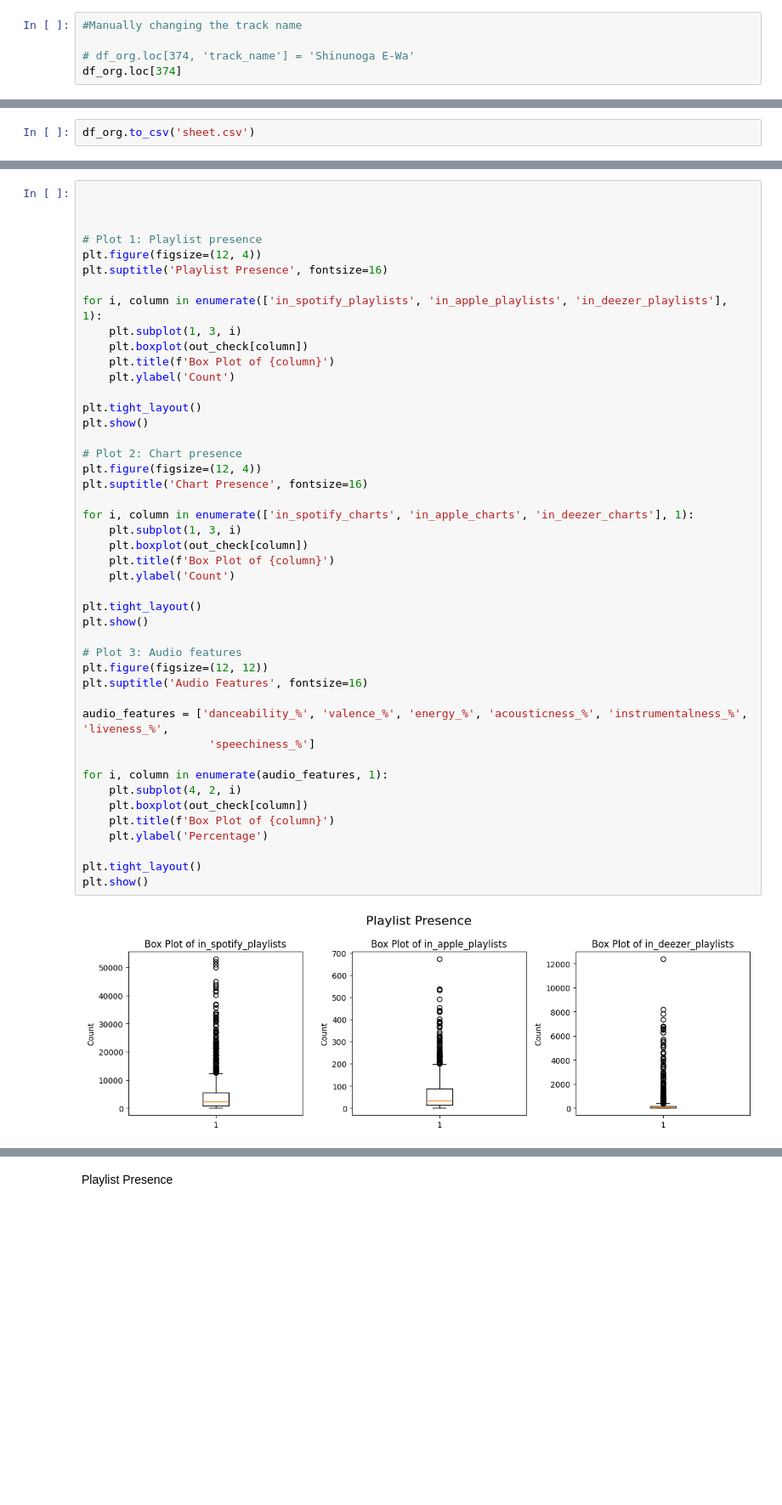
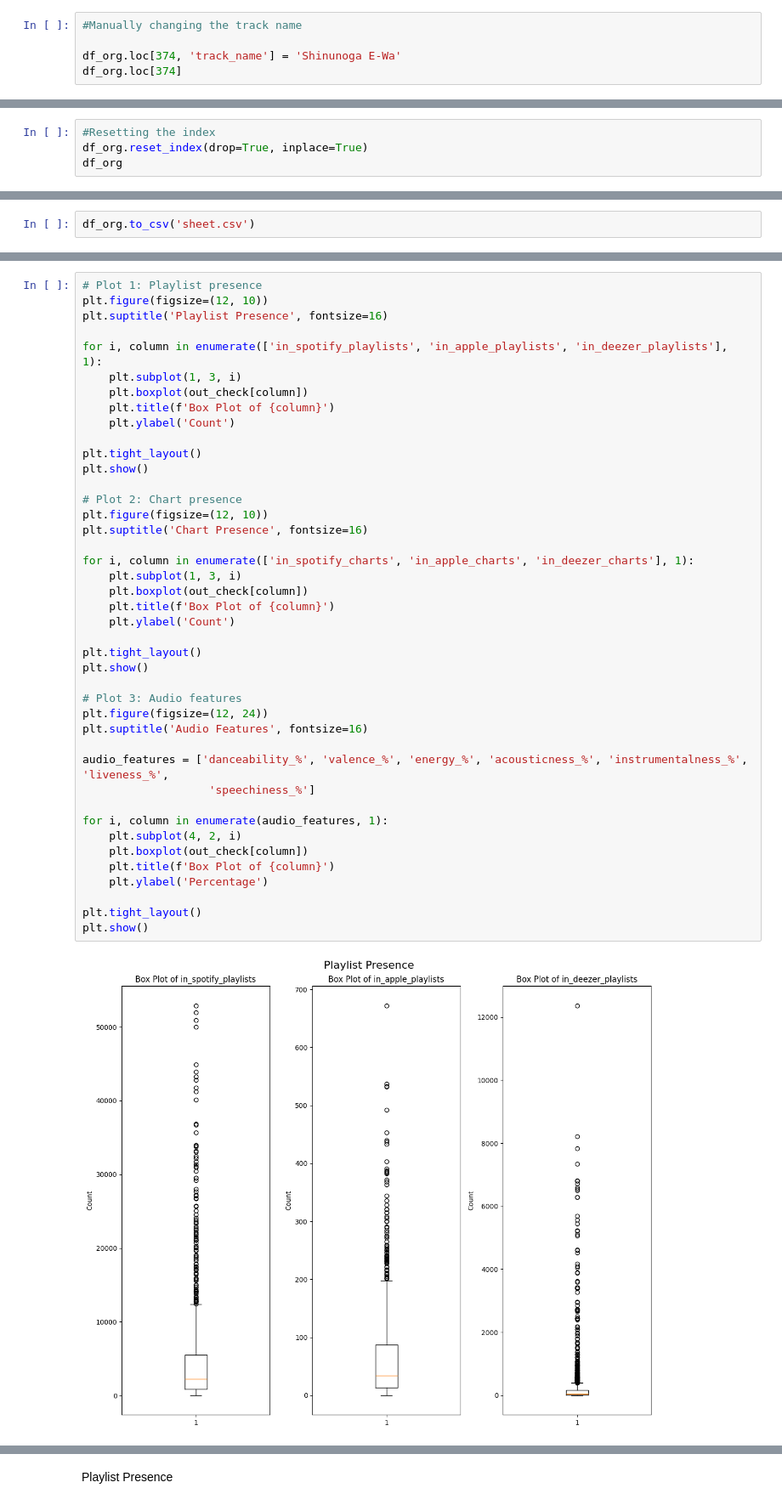
Before and after one commit to i-ap5/FamBus, a Jupyter notebook: famBus.ipynb, the cells around one changed output, grey strips where cells are left out. Shown at 85% size. Drawn from its saved outputs; the diff is of its cells as text; blank space fills up the shorter version.

Commit message:
markdown modification and graph formatting

```diff
--- a/famBus.ipynb
+++ b/famBus.ipynb
@@ -272,6 +301,6 @@ Rows with NULL or empty track_name:
 # %%
 #Manually changing the track name
 
-# df_org.loc[374, 'track_name'] = 'Shinunoga E-Wa'
+df_org.loc[374, 'track_name'] = 'Shinunoga E-Wa'
 df_org.loc[374]
 # %% [output]
@@ -464,3 +493,7 @@ df_org
 | 951 | En La De Ella | Feid, Sech, Jhayco | 3 | 2022 | 10 | 20 | 1320 | ... |
 | 952 | Alone | Burna Boy | 1 | 2022 | 11 | 4 | 782 | ... |
 949 rows × 22 columns
+# %%
+#Resetting the index
+df_org.reset_index(drop=True, inplace=True)
+df_org
@@ -530,10 +559,7 @@ memory usage: 148.3 KB
 [figure]
 # %%
-
-
-
 # Plot 1: Playlist presence
-plt.figure(figsize=(12, 4))
+plt.figure(figsize=(12, 10))
 plt.suptitle('Playlist Presence', fontsize=16)
 
 for i, column in enumerate(['in_spotify_playlists', 'in_apple_playlists', 'in_deezer_playlists'], 1):
@@ -545,33 +571,33 @@ for i, column in enumerate(['in_spotify_playlists', 'in_apple_playlists', 'in_de
 plt.tight_layout()
 plt.show()
 
 # Plot 2: Chart presence
-plt.figure(figsize=(12, 4))
+plt.figure(figsize=(12, 10))
 plt.suptitle('Chart Presence', fontsize=16)
 
 for i, column in enumerate(['in_spotify_charts', 'in_apple_charts', 'in_deezer_charts'], 1):
     plt.subplot(1, 3, i)
     plt.boxplot(out_check[column])
     plt.title(f'Box Plot of {column}')
     plt.ylabel('Count')
 
 plt.tight_layout()
 plt.show()
 
 # Plot 3: Audio features
-plt.figure(figsize=(12, 12))
+plt.figure(figsize=(12, 24))
 plt.suptitle('Audio Features', fontsize=16)
 
 audio_features = ['danceability_%', 'valence_%', 'energy_%', 'acousticness_%', 'instrumentalness_%', 'liveness_%',
                    'speechiness_%']
 
 for i, column in enumerate(audio_features, 1):
     plt.subplot(4, 2, i)
     plt.boxplot(out_check[column])
     plt.title(f'Box Plot of {column}')
     plt.ylabel('Percentage')
 
 plt.tight_layout()
 plt.show()
 # %% [output]
-[figure, old version]
+[figure, new version]
```
Also changed, not shown: parts of 18 cells of this notebook, 1 other file.
